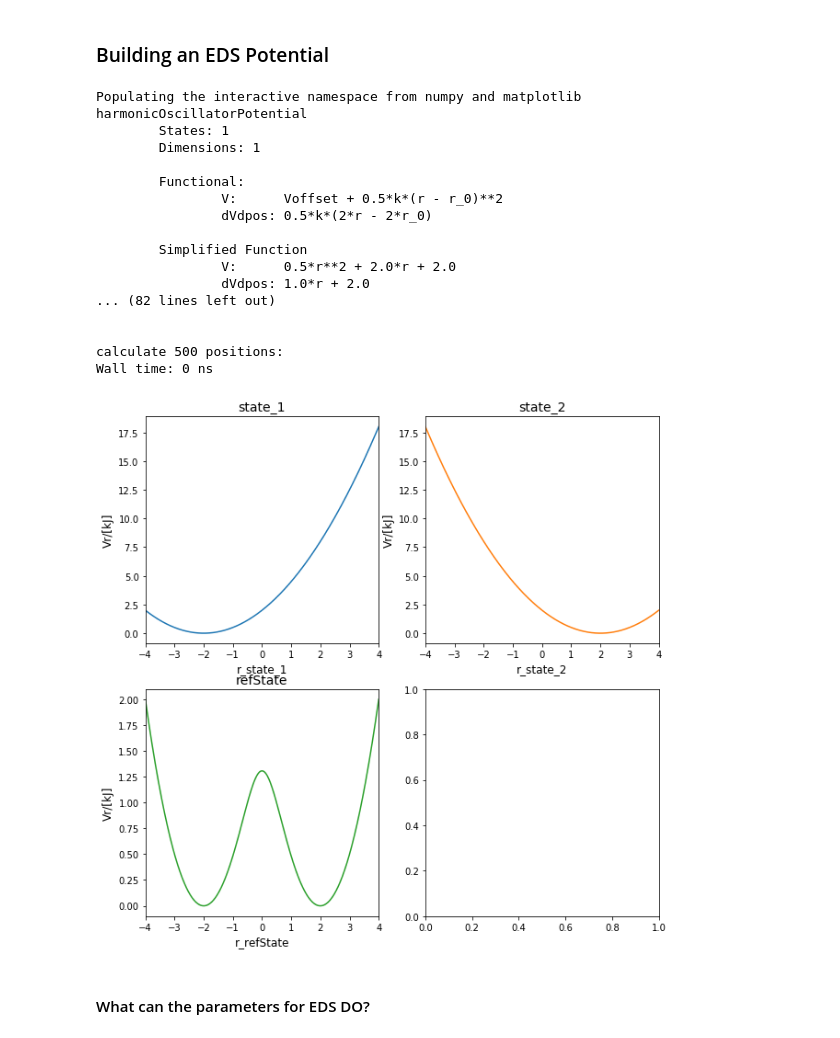
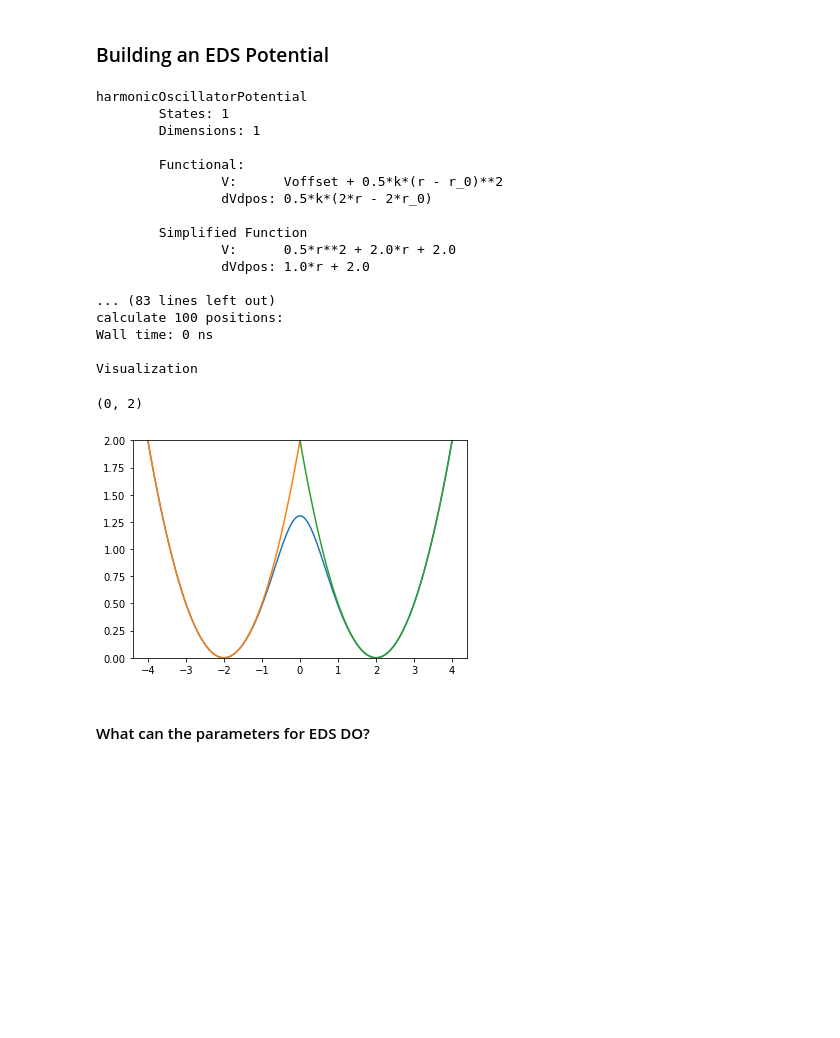
Before and after one commit to rinikerlab/Ensembler, a Jupyter notebook: examples/Example_EDS.ipynb, the cells around one changed output. Cells and saved outputs as stored; diff of their text form; code cells hidden in the pictures; blank space fills up the shorter version.

```diff
--- a/examples/Example_EDS.ipynb
+++ b/examples/Example_EDS.ipynb
@@ -37,44 +39,46 @@ VBox(children=(HBox(children=(Label(value='Number of States'), IntSlider(value=2
 # %% [markdown]
 ### Building an EDS Potential
 # %%
-%pylab inline
-
 test_timing_with_points=100
-positions = np.linspace(-4,4, 500)
+positions = np.linspace(-4, 4, test_timing_with_points)
 
 w1 = pot.harmonicOscillatorPotential(x_shift=-2)
 w2 = pot.harmonicOscillatorPotential(x_shift=2)
 
 print(w1, w2)
-eds_V = pot.envelopedPotential(V_is=[w1,w2], eoff=[0,0])
-print(eds_V)
+V = pot.envelopedPotential(V_is=[w1,w2], eoff=[0,0])
+print(V)
 
 print("calculate "+str(len(positions))+" positions: ")
-%time eds_V.ene(positions)
+%time V.ene(positions)
 
-#Visualization
+print("\nVisualization")
 
-exPlot.plot_envelopedPotential_system(eds_potential=eds_V,  positions=positions)
-pass
+#Plotting
+plt.plot(positions, V.ene(positions))
+plt.plot(positions, w1.ene(positions))
+plt.plot(positions, w2.ene(positions))
+plt.ylim([0,2])
 # %% [output]
-Populating the interactive namespace from numpy and matplotlib
 harmonicOscillatorPotential
         States: 1
         Dimensions: 1
 
         Functional:
                 V:      Voffset + 0.5*k*(r - r_0)**2
                 dVdpos: 0.5*k*(2*r - 2*r_0)
 
         Simplified Function
                 V:      0.5*r**2 + 2.0*r + 2.0
                 dVdpos: 1.0*r + 2.0
-... (82 lines left out)
 
+... (83 lines left out)
+calculate 100 positions:
+Wall time: 0 ns
 
-calculate 500 positions:
-Wall time: 0 ns
+Visualization
+(0, 2)
-[figure, old version]
+[figure, new version]
 # %% [markdown]
 #### What can the parameters for EDS DO?
 # %% [markdown]
```
Also changed, not shown: parts of 5 cells of this notebook, 3 other files.
